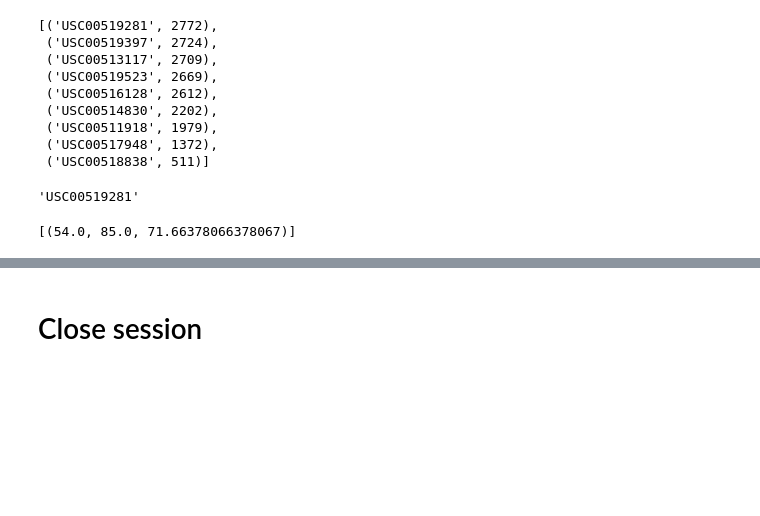
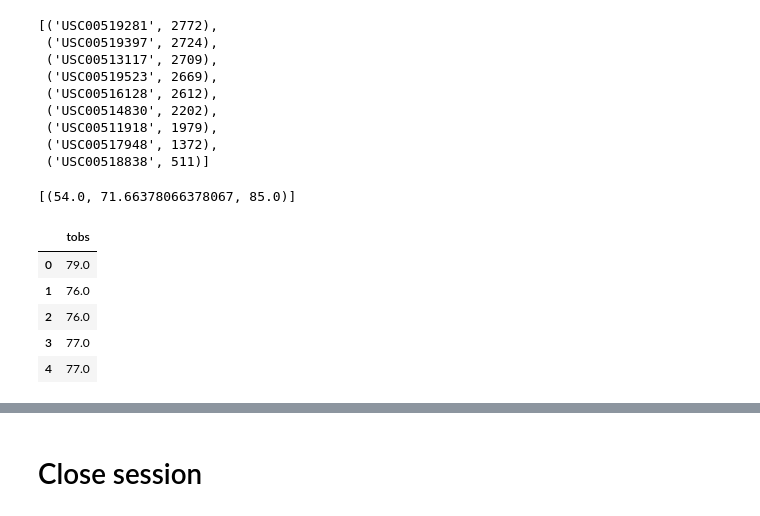
Before and after one commit to hmcwhit96/sqlalchemy-challenge, a Jupyter notebook: climate_starter.ipynb, the cells around one changed output, grey strips where cells are left out. Cells and saved outputs as stored; diff of their text form; code cells hidden in the pictures; blank space fills up the shorter version.

```diff
--- a/climate_starter.ipynb
+++ b/climate_starter.ipynb
@@ -132,14 +142,32 @@ most_active = session.query(measurement.station,
                             group_by(measurement.station).\
                             order_by(func.count(measurement.station).desc()).limit(1)[0][0]
 most_active
+
+best_station = active_stations[0][0]
+session.query(func.min(measurement.tobs), func.avg(measurement.tobs), func.max(measurement.tobs)).\
+                filter(measurement.station == best_station).all()
 # %% [output]
-'USC00519281'
+[(54.0, 71.66378066378067, 85.0)]
 # %%
 # Using the most active station id
 # Query the last 12 months of temperature observation data for this station and plot the results as a histogram
 temperature = [func.min(measurement.tobs),
                 func.max(measurement.tobs),
                 func.avg(measurement.tobs)]
-session.query(*temperature).filter(measurement.station==most_active).all()
+
+tobs = session.query(measurement.tobs).\
+    filter(measurement.station==most_active).\
+    filter(measurement.date > end_date).\
+    order_by(measurement.date.desc()).all()
+
+tobs_df = pd.DataFrame(tobs)
+
+tobs_df = tobs_df.rename(columns={0:'tobs'})
+tobs_df.head()
 # %% [output]
-[(54.0, 85.0, 71.66378066378067)]
+|  | tobs |
+| 0 | 79.0 |
+| 1 | 76.0 |
+| 2 | 76.0 |
+| 3 | 77.0 |
+| 4 | 77.0 |
```
Also changed, not shown: parts of 5 cells of this notebook.
